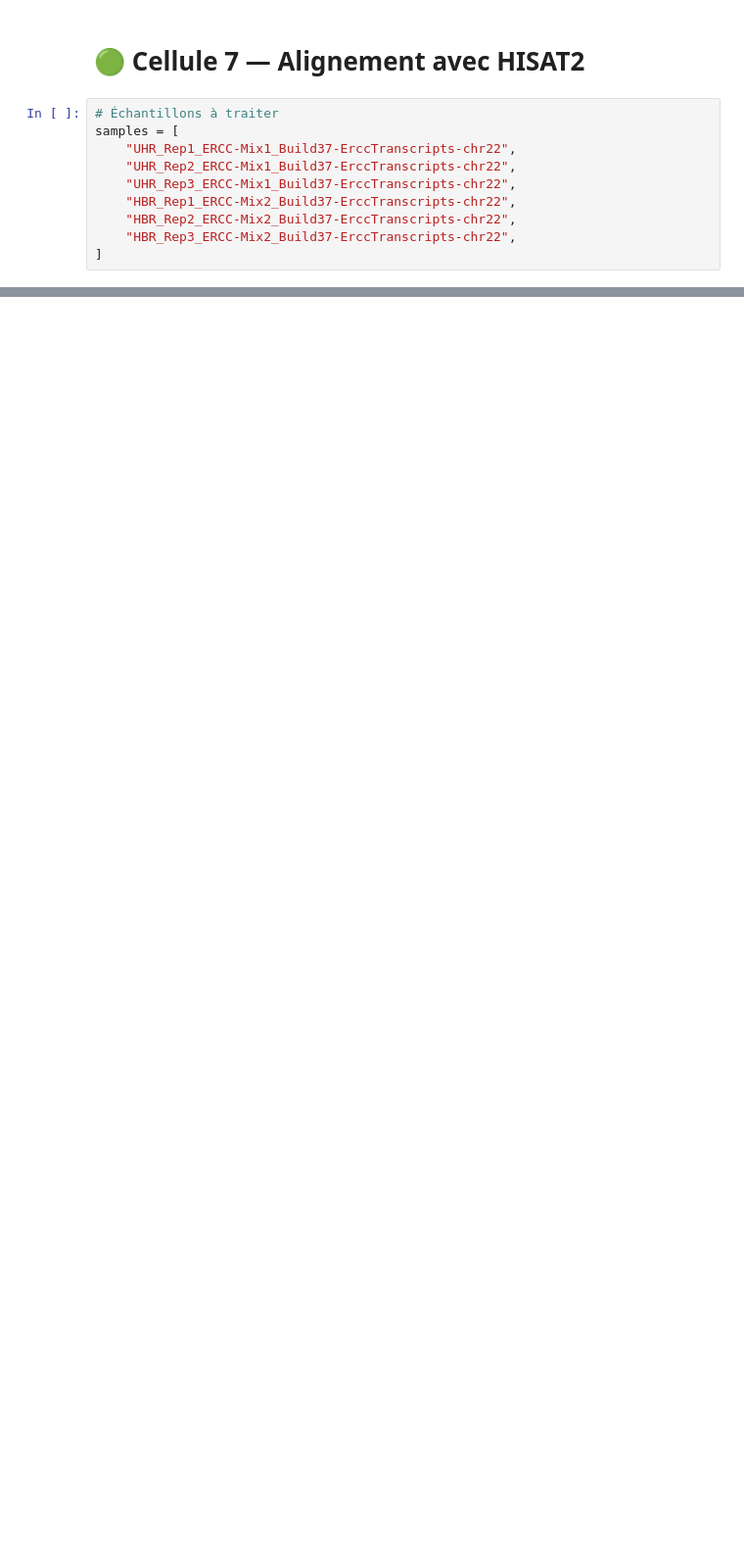
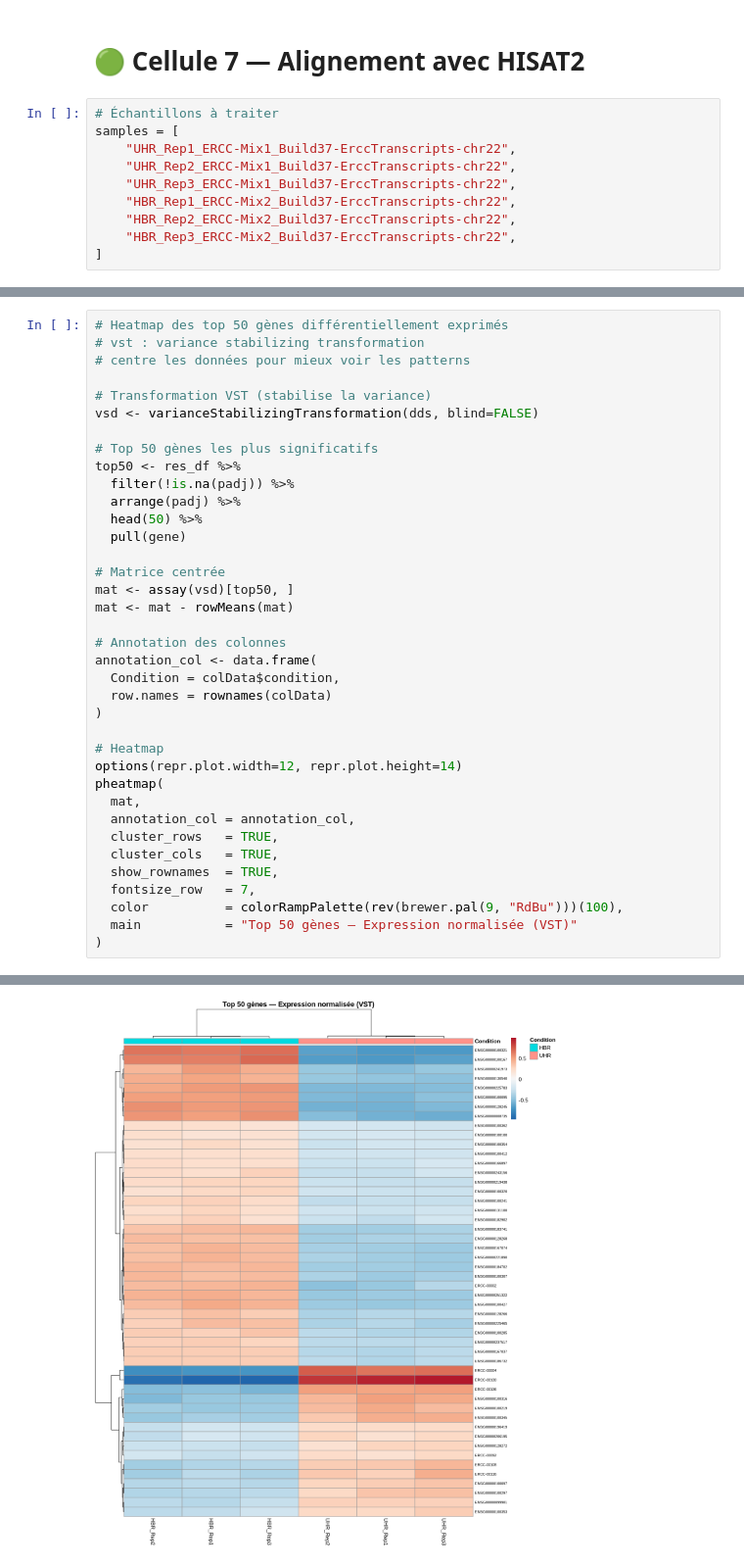
Before and after one commit to arvisjose-coder/rnaseq_analysis, a Jupyter notebook: notebooks/analyse_rnaseq.ipynb, the cells around one changed output, grey strips where cells are left out. Shown at 98% size. Saved outputs shown, nothing was run; the diff lists cells and outputs as text; blank space fills up the shorter version.

```diff
--- a/notebooks/analyse_rnaseq.ipynb
+++ b/notebooks/analyse_rnaseq.ipynb
@@ -266,0 +677,38 @@ print("\n✅ Tous les échantillons sont alignés !")
+# %%
+# Heatmap des top 50 gènes différentiellement exprimés
+# vst : variance stabilizing transformation
+# centre les données pour mieux voir les patterns
+
+# Transformation VST (stabilise la variance)
+vsd <- varianceStabilizingTransformation(dds, blind=FALSE)
+
+# Top 50 gènes les plus significatifs
+top50 <- res_df %>%
+  filter(!is.na(padj)) %>%
+  arrange(padj) %>%
+  head(50) %>%
+  pull(gene)
+
+# Matrice centrée
+mat <- assay(vsd)[top50, ]
+mat <- mat - rowMeans(mat)
+
+# Annotation des colonnes
+annotation_col <- data.frame(
+  Condition = colData$condition,
+  row.names = rownames(colData)
+)
+
+# Heatmap
+options(repr.plot.width=12, repr.plot.height=14)
+pheatmap(
+  mat,
+  annotation_col = annotation_col,
+  cluster_rows   = TRUE,
+  cluster_cols   = TRUE,
+  show_rownames  = TRUE,
+  fontsize_row   = 7,
+  color          = colorRampPalette(rev(brewer.pal(9, "RdBu")))(100),
+  main           = "Top 50 gènes — Expression normalisée (VST)"
+)
+# %% [output]
@@ -266,0 +732 @@ print("\n✅ Tous les échantillons sont alignés !")
+[figure, added]
```
Also changed, not shown: parts of 24 cells of this notebook, 3 other files.
